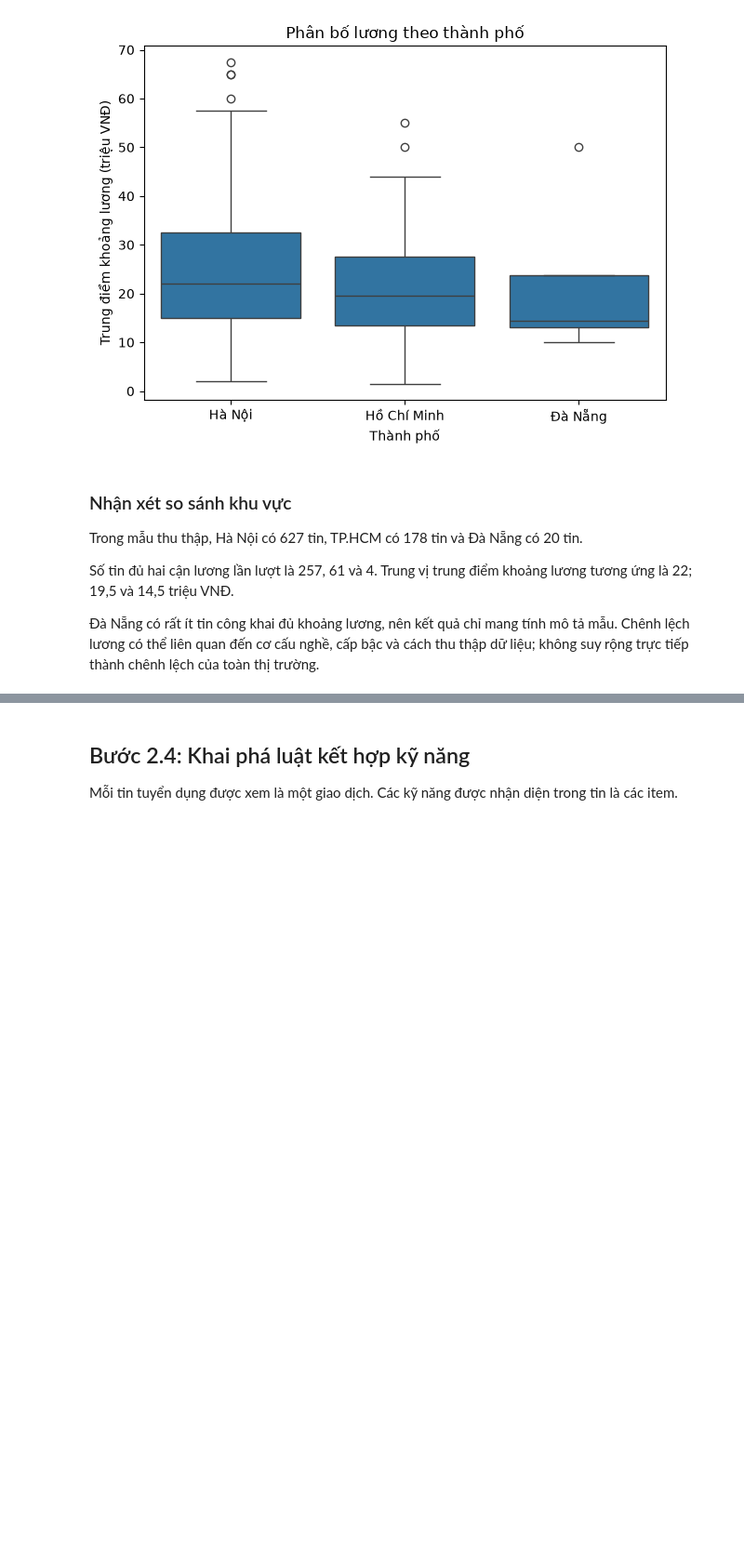
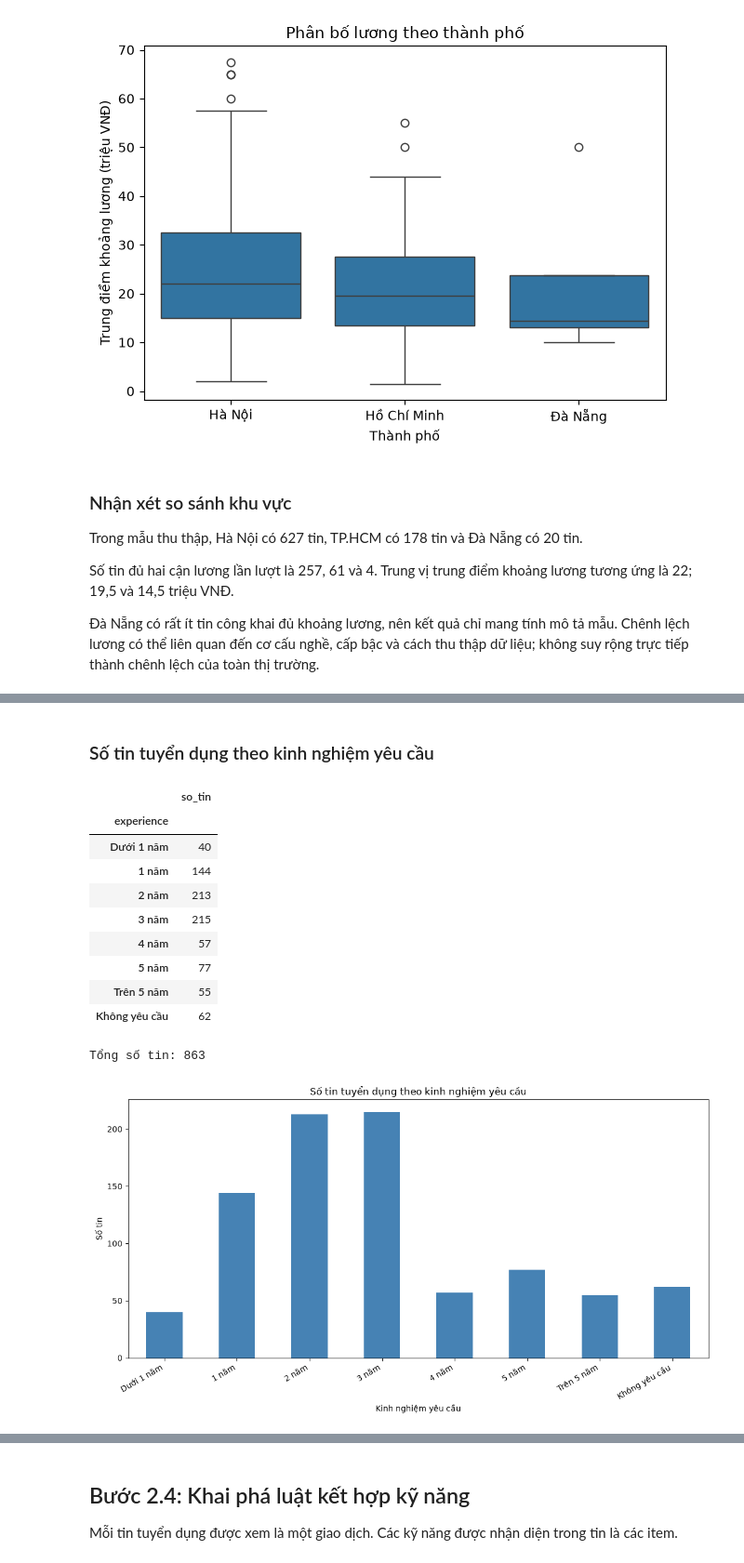
Before and after one commit to maithanhai/data-mining, a Jupyter notebook: notebooks/Nhom07_MiningPipeline.ipynb, the cells around one changed output, grey strips where cells are left out. Shown at 93% size. Saved outputs shown, nothing was run; the diff lists cells and outputs as text; code cells hidden in the pictures; blank space fills up the shorter version.

```diff
--- a/notebooks/Nhom07_MiningPipeline.ipynb
+++ b/notebooks/Nhom07_MiningPipeline.ipynb
@@ -1230,0 +1333,47 @@ chênh lệch của toàn thị trường.
+# %% [markdown]
+### Số tin tuyển dụng theo kinh nghiệm yêu cầu
+# %%
+experience_counts = (
+    df_eda["experience"]
+    .value_counts()
+    .reindex(experience_order, fill_value=0)
+)
+
+display(experience_counts.to_frame(name="so_tin"))
+print("Tổng số tin:", experience_counts.sum())
+
+fig, ax = plt.subplots(figsize=(11, 6))
+
+experience_counts.plot(
+    kind="bar",
+    ax=ax,
+    color="steelblue"
+)
+
+ax.set_title("Số tin tuyển dụng theo kinh nghiệm yêu cầu")
+ax.set_xlabel("Kinh nghiệm yêu cầu")
+ax.set_ylabel("Số tin")
+
+plt.xticks(rotation=30, ha="right")
+plt.tight_layout()
+
+fig.savefig(
+    figures_dir / "jobs_by_experience.png",
+    dpi=150,
+    bbox_inches="tight"
+)
+
+plt.show()
+# %% [output]
+|  | so_tin |
+| experience |  |
+| Dưới 1 năm | 40 |
+| 1 năm | 144 |
+| 2 năm | 213 |
+| 3 năm | 215 |
+| 4 năm | 57 |
+| 5 năm | 77 |
+| Trên 5 năm | 55 |
+| Không yêu cầu | 62 |
+Tổng số tin: 863
+[figure, added]
```
Also changed, not shown: parts of 9 cells of this notebook, 6 other files.
